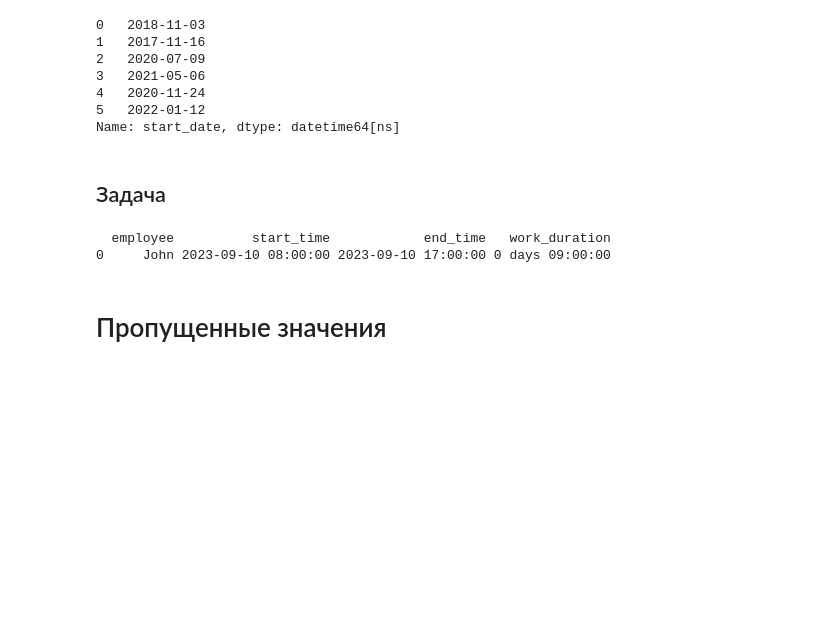
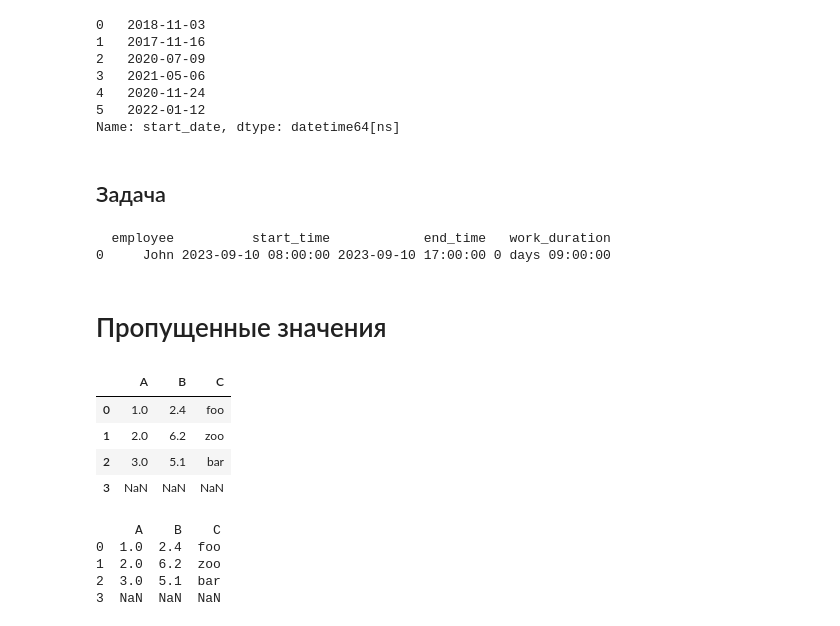
Before and after one commit to WhisperingDreamer/ML-courses, a Jupyter notebook: Pandas/1Introduction.ipynb, the cells around one changed output. Drawn from its saved outputs; the diff is of its cells as text; code cells hidden in the pictures; blank space fills up the shorter version.

```diff
--- a/Pandas/1Introduction.ipynb
+++ b/Pandas/1Introduction.ipynb
@@ -1277,3 +1277,23 @@ print(solution(df))
 # Пропущенные значения
 # %%
 staff = pd.read_csv('staff.csv')
+# %%
+df = pd.DataFrame({
+    "A": [1, 2, 3, np.nan],
+    "B": [2.4, 6.2, 5.1, np.nan],
+    "C": ["foo","zoo","bar", np.nan]
+})
+
+display(df)
+print(df)
+# %% [output]
+|  | A | B | C |
+| 0 | 1.0 | 2.4 | foo |
+| 1 | 2.0 | 6.2 | zoo |
+| 2 | 3.0 | 5.1 | bar |
+| 3 | NaN | NaN | NaN |
+     A    B    C
+0  1.0  2.4  foo
+1  2.0  6.2  zoo
+2  3.0  5.1  bar
+3  NaN  NaN  NaN
```
Also changed, not shown: parts of 18 cells of this notebook.
